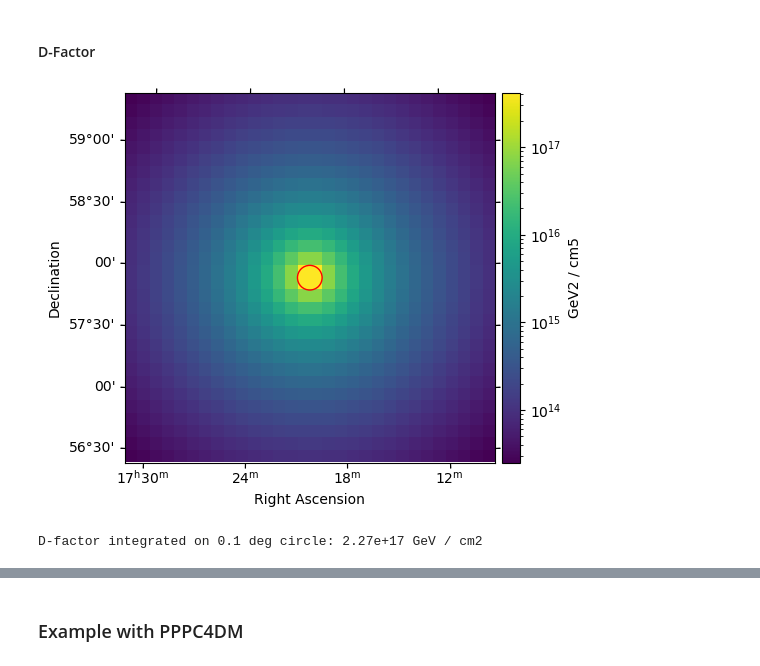
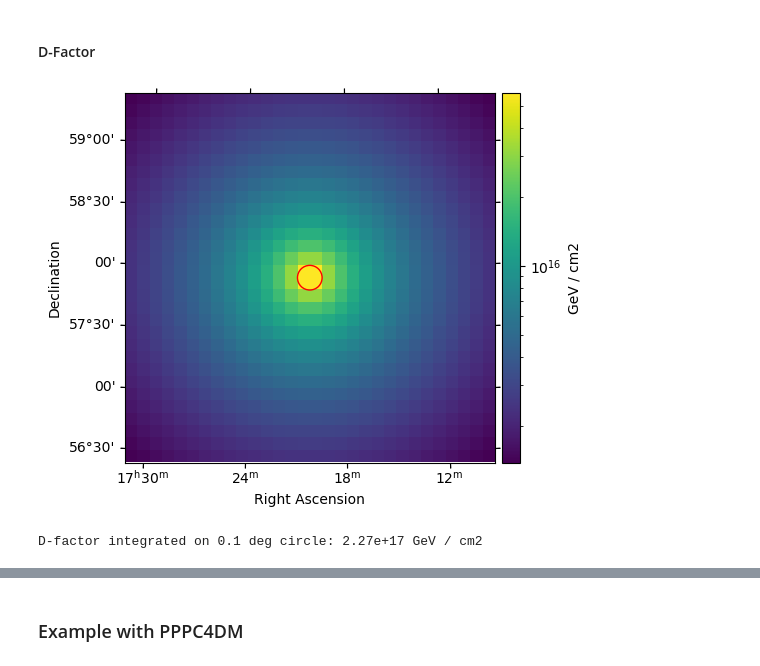
Before and after one commit to alexcervino/Dark-Matter-Tutorials-Gammapy, a Jupyter notebook: tutorial_basics.ipynb, the cells around one changed output, grey strips where cells are left out. Drawn from its saved outputs; the diff is of its cells as text; code cells hidden in the pictures.

```diff
--- a/tutorial_basics.ipynb
+++ b/tutorial_basics.ipynb
@@ -192,35 +190,34 @@ J-factor integrated on 0.1 deg circle: 1.66e+18 GeV2 / cm5
 # %% [markdown]
 #### D-Factor
 # %%
-# JFactory creation for ANNIHILATION
 dfactory = JFactory(
     geom=geom_draco,
     profile=draco_profile,
     distance=distance_dwarf_draco,
     annihilation = False #Set for decay
 )
 
-# Compute J factor
+# Compute D factor
 dfact_draco = dfactory.compute_jfactor()
 
 # Map construction for plotting
-dfact_map_draco = WcsNDMap(geom=geom_draco, data=jfact_draco.value, unit=jfact_draco.unit)
+dfact_map_draco = WcsNDMap(geom=geom_draco, data=dfact_draco.value, unit=dfact_draco.unit)
 
 plt.figure()
 
 ax = dfact_map_draco.plot(cmap="viridis", norm=LogNorm(), add_cbar=True)
 
 # Define a region of interest (i.e., 0.1 deg circle)
 sky_reg = CircleSkyRegion(center=position_dwarf_draco, radius=0.1 * u.deg)
 pix_reg = sky_reg.to_pixel(wcs=geom_draco.wcs)
 pix_reg.plot(ax=ax, facecolor="none", edgecolor="red", label="0.1 deg circle")
 plt.show()
 
-# Integration of JFactor within that region
+# Integration of DFactor within that region
 total_dfact = pix_reg.to_mask().multiply(dfact_draco).sum()
 print(f"D-factor integrated on 0.1 deg circle: {total_dfact:.3g}")
 # %% [output]
-[figure, old version]
+[figure, new version]
 D-factor integrated on 0.1 deg circle: 2.27e+17 GeV / cm2
 # %% [markdown]
 ## Spectral morphology
```
Also changed, not shown: parts of 11 cells of this notebook.
